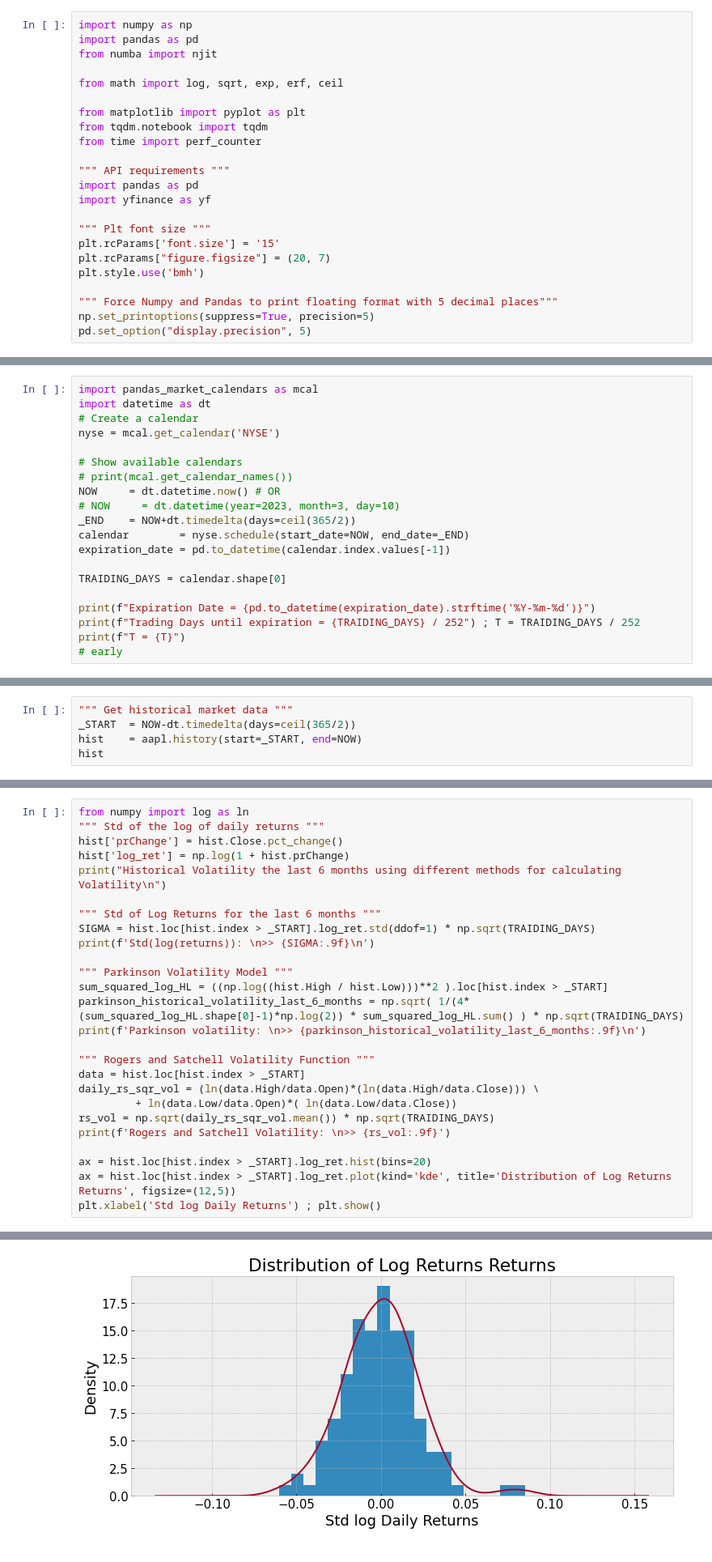
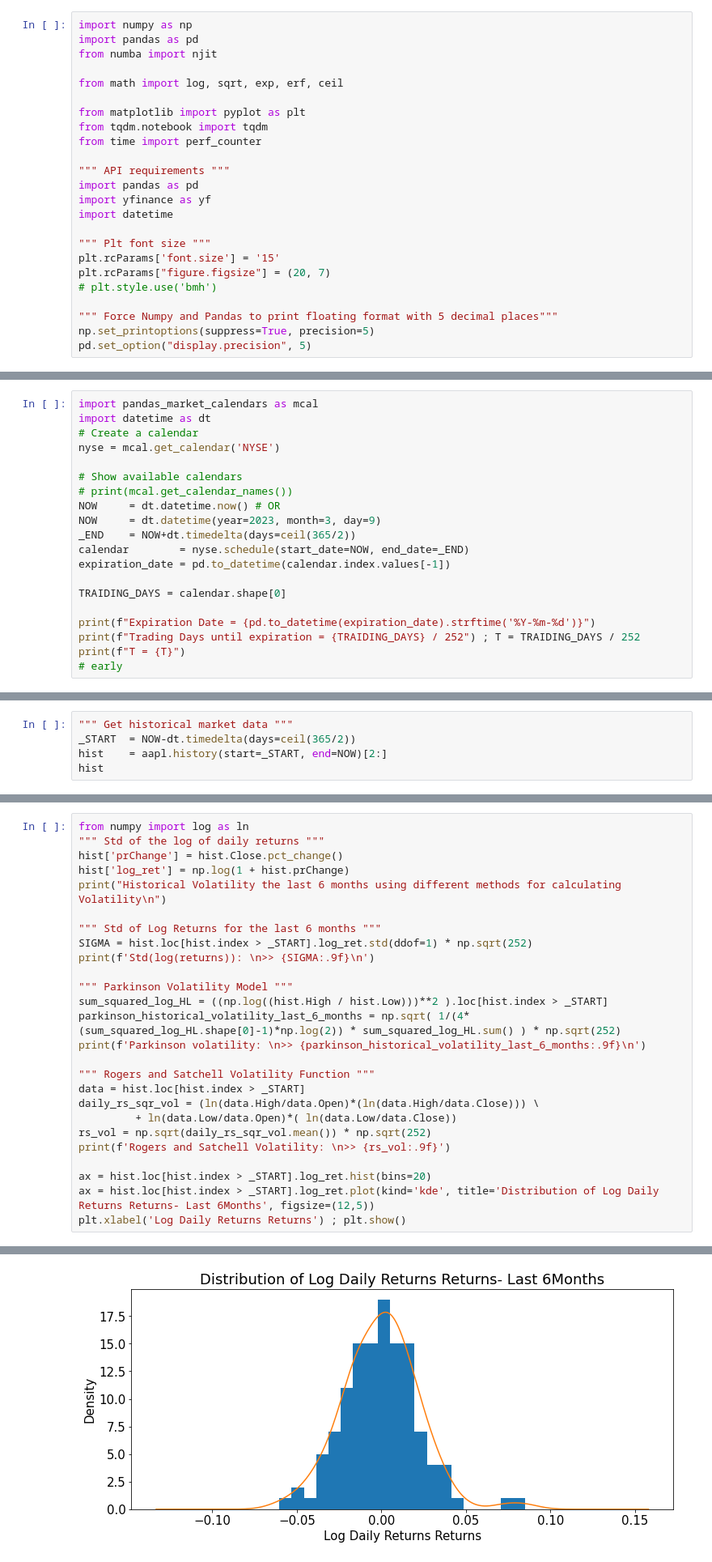
Before and after one commit to ithakis/European-and-American-put-option-pricing, a Jupyter notebook: Assignment-1-Option-Valuation.ipynb, the cells around one changed output, grey strips where cells are left out. Shown at 81% size. Saved outputs shown, nothing was run; the diff lists cells and outputs as text.

```diff
--- a/Assignment-1-Option-Valuation.ipynb
+++ b/Assignment-1-Option-Valuation.ipynb
@@ -12,11 +12,12 @@ from time import perf_counter
 """ API requirements """
 import pandas as pd
 import yfinance as yf
+import datetime
 
 """ Plt font size """
 plt.rcParams['font.size'] = '15'
 plt.rcParams["figure.figsize"] = (20, 7)
-plt.style.use('bmh')
+# plt.style.use('bmh')
 
 """ Force Numpy and Pandas to print floating format with 5 decimal places"""
 np.set_printoptions(suppress=True, precision=5)
@@ -36,7 +37,7 @@ nyse = mcal.get_calendar('NYSE')
 # Show available calendars
 # print(mcal.get_calendar_names())
 NOW     = dt.datetime.now() # OR
-# NOW     = dt.datetime(year=2023, month=3, day=10)
+NOW     = dt.datetime(year=2023, month=3, day=9)
 _END    = NOW+dt.timedelta(days=ceil(365/2))
 calendar        = nyse.schedule(start_date=NOW, end_date=_END)
 expiration_date = pd.to_datetime(calendar.index.values[-1])
@@ -74,7 +75,7 @@ aapl = yf.Ticker("AAPL")
 # %%
 """ Get historical market data """
 _START  = NOW-dt.timedelta(days=ceil(365/2))
-hist    = aapl.history(start=_START, end=NOW)
+hist    = aapl.history(start=_START, end=NOW)[2:]
 hist
 # %% [output]
 |  | Open | High | Low | Close | Volume | Dividends | Stock Splits |
@@ -108,24 +109,24 @@ hist['log_ret'] = np.log(1 + hist.prChange)
 print("Historical Volatility the last 6 months using different methods for calculating Volatility\n")
 
 """ Std of Log Returns for the last 6 months """
-SIGMA = hist.loc[hist.index > _START].log_ret.std(ddof=1) * np.sqrt(TRAIDING_DAYS)
+SIGMA = hist.loc[hist.index > _START].log_ret.std(ddof=1) * np.sqrt(252)
 print(f'Std(log(returns)): \n>> {SIGMA:.9f}\n')
 
 """ Parkinson Volatility Model """
 sum_squared_log_HL = ((np.log((hist.High / hist.Low)))**2 ).loc[hist.index > _START]
-parkinson_historical_volatility_last_6_months = np.sqrt( 1/(4*(sum_squared_log_HL.shape[0]-1)*np.log(2)) * sum_squared_log_HL.sum() ) * np.sqrt(TRAIDING_DAYS)
+parkinson_historical_volatility_last_6_months = np.sqrt( 1/(4*(sum_squared_log_HL.shape[0]-1)*np.log(2)) * sum_squared_log_HL.sum() ) * np.sqrt(252)
 print(f'Parkinson volatility: \n>> {parkinson_historical_volatility_last_6_months:.9f}\n')
 
 """ Rogers and Satchell Volatility Function """
 data = hist.loc[hist.index > _START]
 daily_rs_sqr_vol = (ln(data.High/data.Open)*(ln(data.High/data.Close))) \
          + ln(data.Low/data.Open)*( ln(data.Low/data.Close))
-rs_vol = np.sqrt(daily_rs_sqr_vol.mean()) * np.sqrt(TRAIDING_DAYS)
+rs_vol = np.sqrt(daily_rs_sqr_vol.mean()) * np.sqrt(252)
 print(f'Rogers and Satchell Volatility: \n>> {rs_vol:.9f}')
 
 ax = hist.loc[hist.index > _START].log_ret.hist(bins=20)
-ax = hist.loc[hist.index > _START].log_ret.plot(kind='kde', title='Distribution of Log Returns Returns', figsize=(12,5))
-plt.xlabel('Std log Daily Returns') ; plt.show()
+ax = hist.loc[hist.index > _START].log_ret.plot(kind='kde', title='Distribution of Log Daily Returns Returns- Last 6Months', figsize=(12,5))
+plt.xlabel('Log Daily Returns Returns') ; plt.show()
 # %% [output]
 Historical Volatility the last 6 months using different methods for calculating Volatility
 
@@ -140,4 +141,4 @@ Rogers and Satchell Volatility:
-[figure, old version]
+[figure, new version]
 # %% [markdown]
 ## Calculate K
 
```
Also changed, not shown: parts of 17 cells of this notebook, 1 other file.
